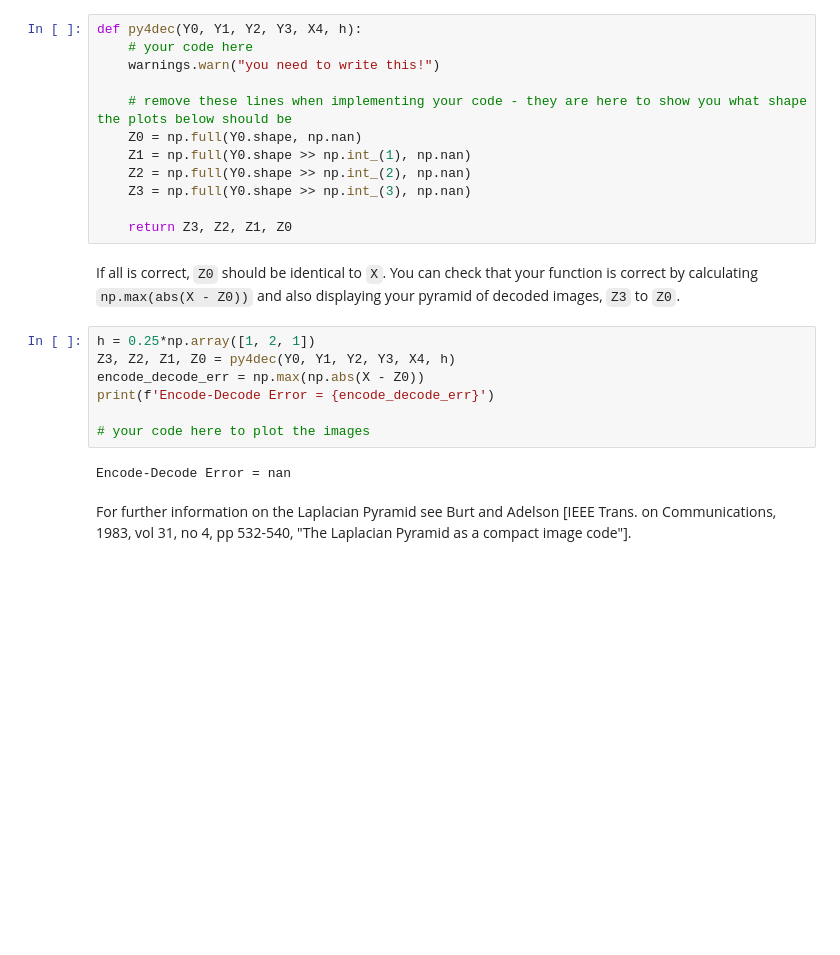
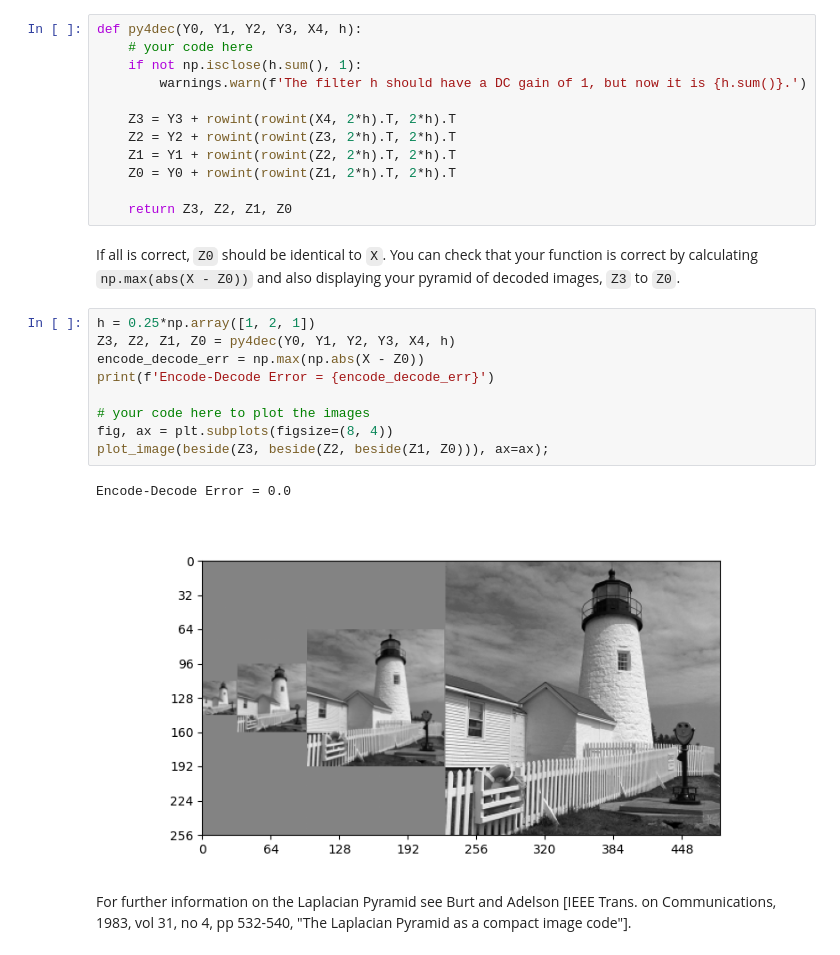
Before and after one commit to sigproc/cued_sf2_lab, a Jupyter notebook: 6-laplacian-pyramid.ipynb, the cells around one changed output. Saved outputs shown, nothing was run; the diff lists cells and outputs as text; blank space fills up the shorter version.

```diff
--- a/6-laplacian-pyramid.ipynb
+++ b/6-laplacian-pyramid.ipynb
@@ -193,30 +217,33 @@ then write another function `py4dec` to decode `X4` and
 (`Z3` is obtained by interpolating `X4` and adding
 `Y3`, and then `Z2` is obtained from `Z3` and `Y2`, and
 so on.)
-# %%
-def py4dec(Y0, Y1, Y2, Y3, X4, h):
-    # your code here
-    warnings.warn("you need to write this!")
-
-    # remove these lines when implementing your code - they are here to show you what shape the plots below should be
-    Z0 = np.full(Y0.shape, np.nan)
-    Z1 = np.full(Y0.shape >> np.int_(1), np.nan)
-    Z2 = np.full(Y0.shape >> np.int_(2), np.nan)
-    Z3 = np.full(Y0.shape >> np.int_(3), np.nan)
-
-    return Z3, Z2, Z1, Z0
+# %%
+def py4dec(Y0, Y1, Y2, Y3, X4, h):
+    # your code here
+    if not np.isclose(h.sum(), 1):
+        warnings.warn(f'The filter h should have a DC gain of 1, but now it is {h.sum()}.')
+
+    Z3 = Y3 + rowint(rowint(X4, 2*h).T, 2*h).T
+    Z2 = Y2 + rowint(rowint(Z3, 2*h).T, 2*h).T
+    Z1 = Y1 + rowint(rowint(Z2, 2*h).T, 2*h).T
+    Z0 = Y0 + rowint(rowint(Z1, 2*h).T, 2*h).T
+
+    return Z3, Z2, Z1, Z0
 # %% [markdown]
 If all is correct, `Z0` should be identical to
 `X`.  You can check that your function is correct by calculating `np.max(abs(X - Z0))` and also displaying your pyramid of decoded images, `Z3` to `Z0`.
 # %%
 h = 0.25*np.array([1, 2, 1])
 Z3, Z2, Z1, Z0 = py4dec(Y0, Y1, Y2, Y3, X4, h)
 encode_decode_err = np.max(np.abs(X - Z0))
 print(f'Encode-Decode Error = {encode_decode_err}')
 
 # your code here to plot the images
+fig, ax = plt.subplots(figsize=(8, 4))
+plot_image(beside(Z3, beside(Z2, beside(Z1, Z0))), ax=ax);
 # %% [output]
-Encode-Decode Error = nan
+Encode-Decode Error = 0.0
+[figure, added]
 # %% [markdown]
 For further information on the Laplacian Pyramid see Burt and Adelson [IEEE Trans. on Communications, 1983, vol 31, no 4, pp 532-540, "The Laplacian Pyramid as a compact image code"].
 # %% [markdown]
```
Also changed, not shown: parts of 22 cells of this notebook, 2 other files.
